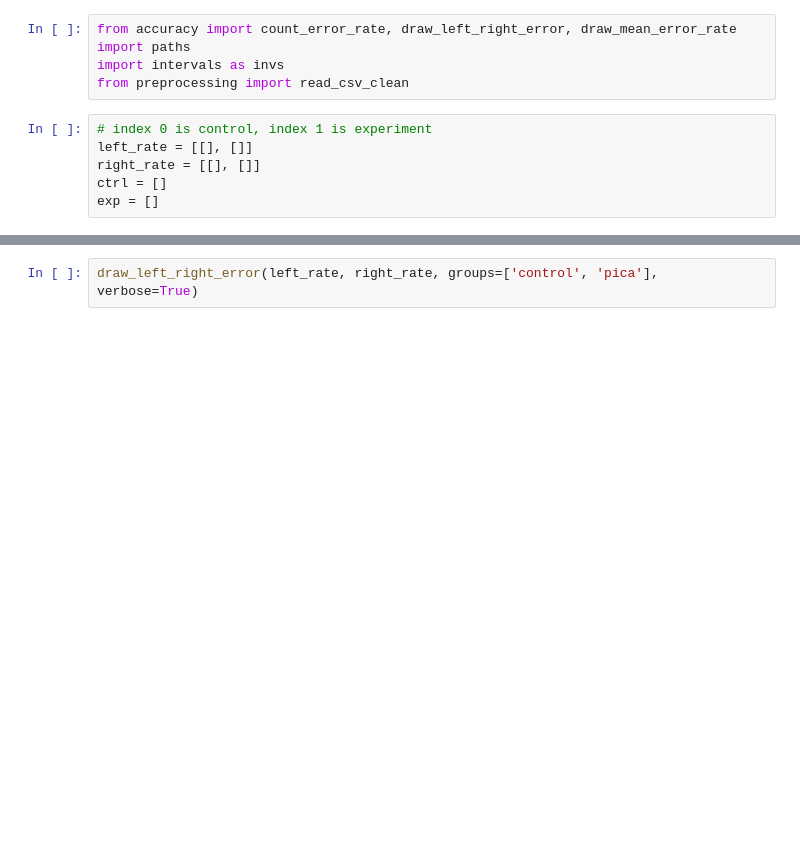
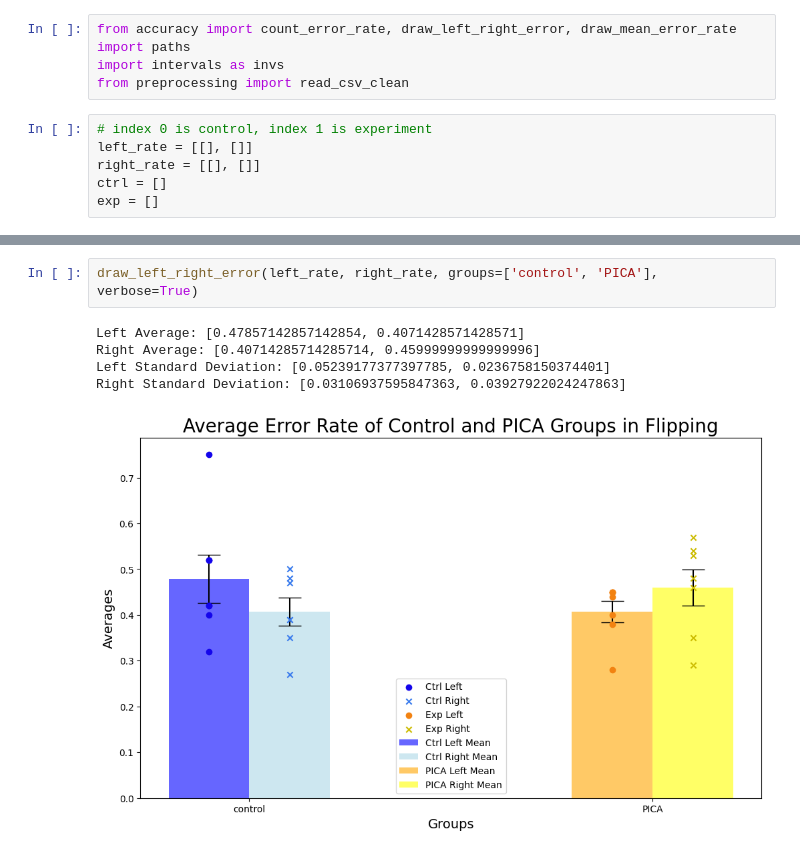
Before and after one commit to ftlabucsd/FEDUPP, a Jupyter notebook: IVSA Rev avg err.ipynb, the cells around one changed output, grey strips where cells are left out. Cells and saved outputs as stored; diff of their text form; blank space fills up the shorter version.

```diff
--- a/IVSA Rev avg err.ipynb
+++ b/IVSA Rev avg err.ipynb
@@ -26,3 +47,9 @@ for path in paths.reversal_ivsa_exp:
 # %%
-draw_left_right_error(left_rate, right_rate, groups=['control', 'pica'], verbose=True)
+draw_left_right_error(left_rate, right_rate, groups=['control', 'PICA'], verbose=True)
+# %% [output]
+Left Average: [0.47857142857142854, 0.4071428571428571]
+Right Average: [0.40714285714285714, 0.45999999999999996]
+Left Standard Deviation: [0.05239177377397785, 0.0236758150374401]
+Right Standard Deviation: [0.03106937595847363, 0.03927922024247863]
+[figure, added]
 # %%
```
Also changed, not shown: parts of 2 cells of this notebook, 6 other files.
